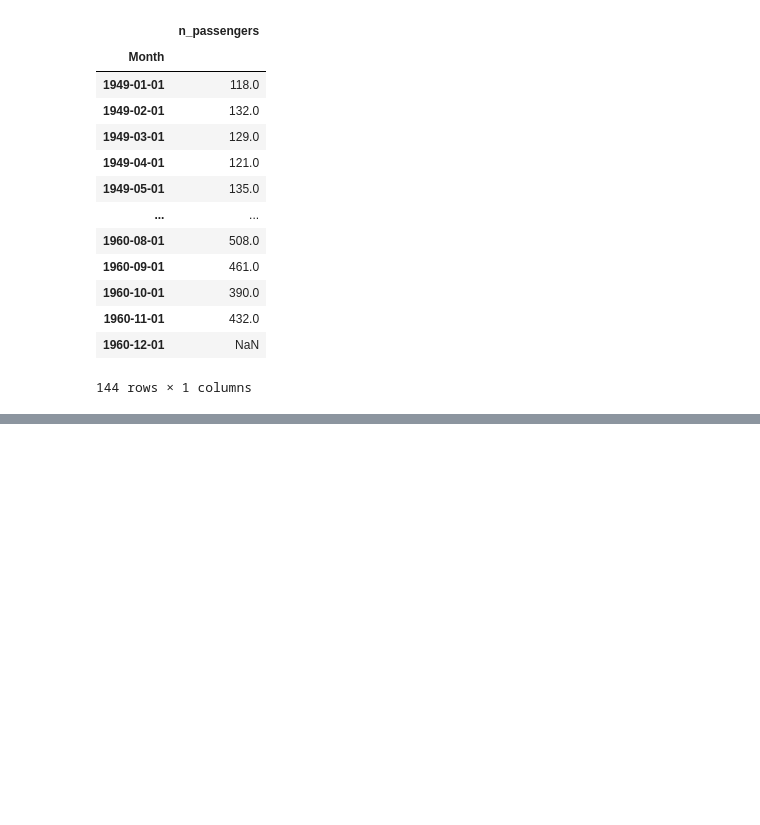
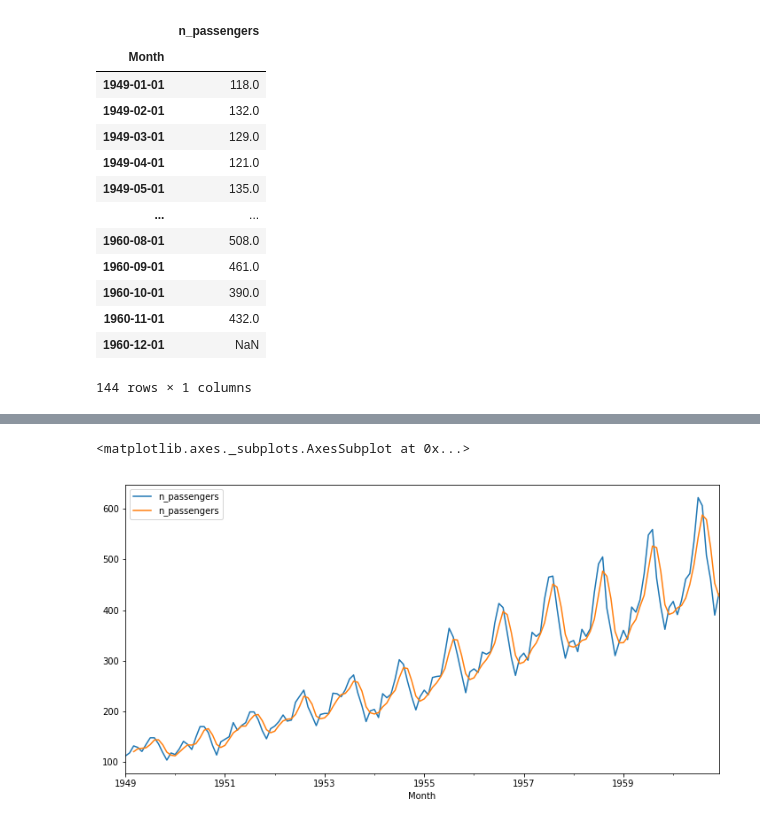
Before and after one commit to mahesh-keswani/ML-DL-FromBasicsToAdvance, a Jupyter notebook: pandas_basics/time_series_data_with_pandas.ipynb, the cells around one changed output, grey strips where cells are left out. Saved outputs shown, nothing was run; the diff lists cells and outputs as text; code cells hidden in the pictures; blank space fills up the shorter version.

Commit message:
added the important functions like rolling and expanding, and some operations with them

```diff
--- a/pandas_basics/time_series_data_with_pandas.ipynb
+++ b/pandas_basics/time_series_data_with_pandas.ipynb
@@ -297,0 +332,8 @@ df.shift(-1)
+# %%
+# Now plotting n_passengers and moving average ( or rolling )
+df['n_passengers'].plot(figsize = (12, 6), legend = True)
+df.rolling(window = 3).mean()['n_passengers'].plot(legend = True)
+# we can see moving average is used to reduce noise and able to capture general trend
+# %% [output]
+<matplotlib.axes._subplots.AxesSubplot at 0x...>
+[figure, added]
```
Also changed, not shown: parts of 18 cells of this notebook.
